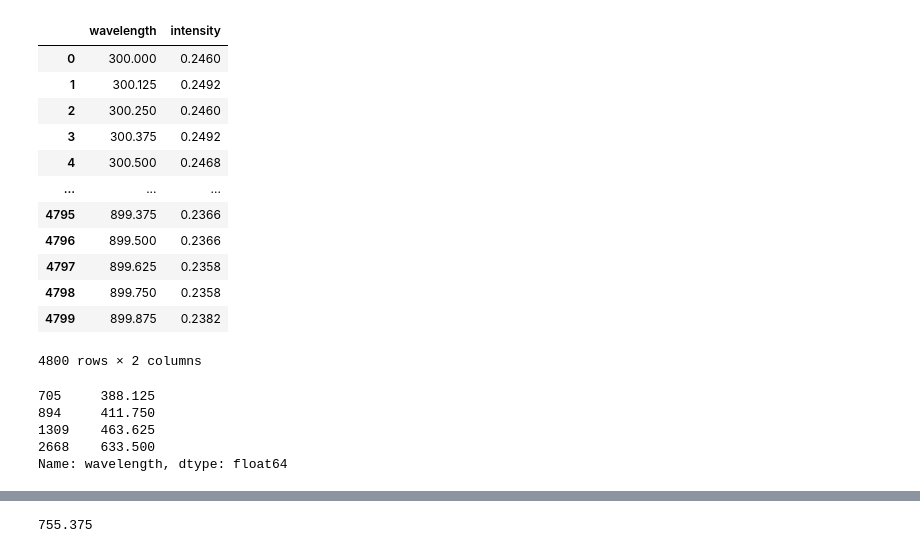
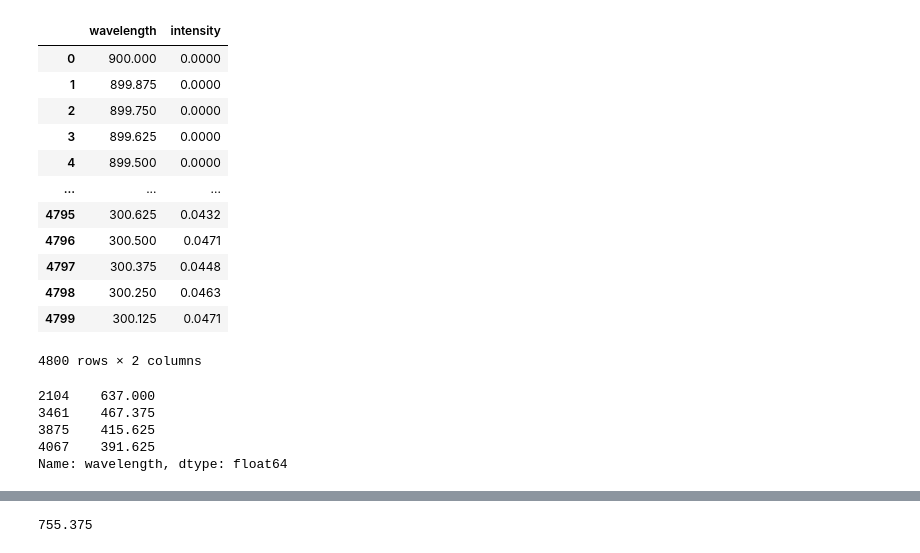
Before and after one commit to das5pzq/PHYS3180_Group_4, a Jupyter notebook: Lab05/Initial_Analysis.ipynb, the cells around one changed output, grey strips where cells are left out. Drawn from its saved outputs; the diff is of its cells as text; code cells hidden in the pictures.

```diff
--- a/Lab05/Initial_Analysis.ipynb
+++ b/Lab05/Initial_Analysis.ipynb
@@ -11,35 +10,35 @@ import scipy
 from scipy.signal import find_peaks
 # %%
 cols = ["wavelength", "intensity"]
-raw_data = pd.read_csv("DataFiles/hydrogen_green_tube_multi_point3_300_900_nm_run_3.txt", delimiter="\t", names=cols)
+raw_data = pd.read_csv("DataFiles/S", delimiter="\t", names=cols)
 raw_background = pd.read_csv("DataFiles/test_background_0.3.txt", delimiter="\t", names=cols)
 
 raw_data
 # %% [output]
 |  | wavelength | intensity |
-| 0 | 300.000 | 0.2460 |
-| 1 | 300.125 | 0.2492 |
-| 2 | 300.250 | 0.2460 |
-| 3 | 300.375 | 0.2492 |
-| 4 | 300.500 | 0.2468 |
+| 0 | 900.000 | 0.0000 |
+| 1 | 899.875 | 0.0000 |
+| 2 | 899.750 | 0.0000 |
+| 3 | 899.625 | 0.0000 |
+| 4 | 899.500 | 0.0000 |
 | ... | ... | ... |
-| 4795 | 899.375 | 0.2366 |
-| 4796 | 899.500 | 0.2366 |
-| 4797 | 899.625 | 0.2358 |
-| 4798 | 899.750 | 0.2358 |
-| 4799 | 899.875 | 0.2382 |
+| 4795 | 300.625 | 0.0432 |
+| 4796 | 300.500 | 0.0471 |
+| 4797 | 300.375 | 0.0448 |
+| 4798 | 300.250 | 0.0463 |
+| 4799 | 300.125 | 0.0471 |
 4800 rows × 2 columns
 # %%
-peaks, properties = find_peaks(raw_data["intensity"], height=0, prominence=.051, distance=30)#, threshold=12, distance=1)#, width=2)
+peaks, properties = find_peaks(raw_data["intensity"], height=0, prominence=.1, distance=50, width=5)#, threshold=12, distance=1)#, width=2)
 
 peaks
 
 raw_data["wavelength"][peaks]
 # %% [output]
-705     388.125
-894     411.750
-1309    463.625
-2668    633.500
+2104    637.000
+3461    467.375
+3875    415.625
+4067    391.625
 Name: wavelength, dtype: float64
 # %%
 plt.figure(dpi=175)
```
Also changed, not shown: parts of 6 cells of this notebook, 25 other files.
